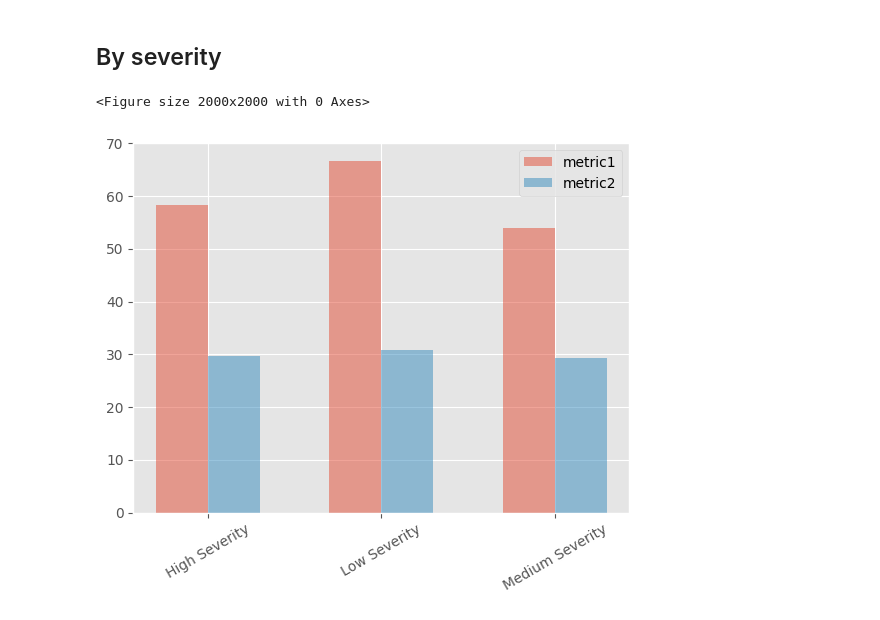
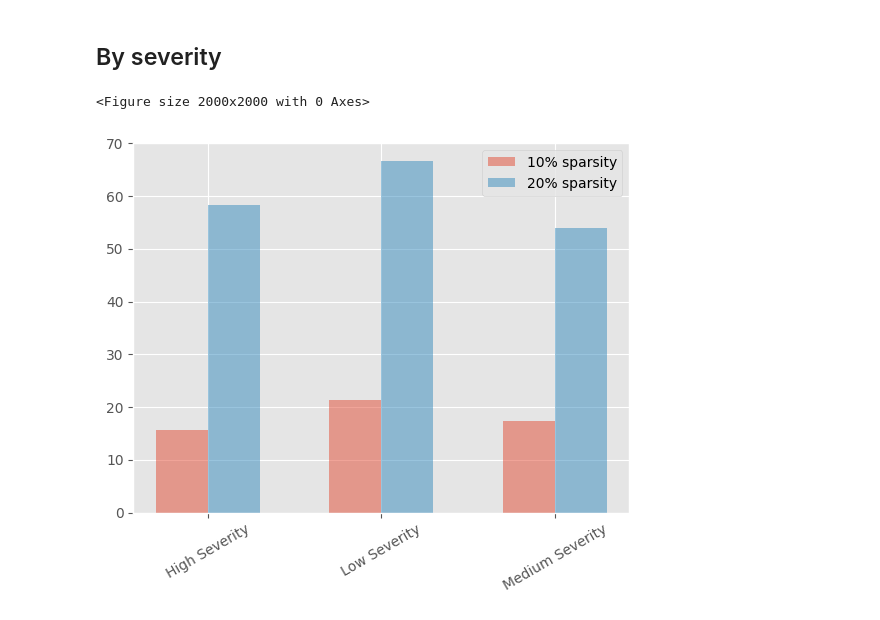
Before and after one commit to CrystalEye42/eval-safety, a Jupyter notebook: analyze_metrics.ipynb, the cells around one changed output. Cells and saved outputs as stored; diff of their text form; code cells hidden in the pictures.

```diff
--- a/analyze_metrics.ipynb
+++ b/analyze_metrics.ipynb
@@ -88,9 +159,9 @@ plt.savefig('metric_1_3_per_jailbreak', bbox_inches='tight')
 # %% [markdown]
 ## By severity
 # %%
-all_by_severity = {}
-for metric_name in ["metric1", "metric2", "metric3"]:
-    metric_fn = f"result_{metric_name}.pkl"
+all_by_severity_20 = {}
+for metric_name in ["metric1", "metric3"]:
+    metric_fn = f"result_20_sparse_{metric_name}.pkl"
     with open(metric_fn, 'rb') as f:
         metric = pickle.load(f)
     by_severity = defaultdict(list)
@@ -98,30 +169,42 @@ for metric_name in ["metric1", "metric2", "metric3"]:
         for category_name, subjailbreak_data in per_jailbreak_results.items():
             for task_name, per_task_data in subjailbreak_data.items():
                 for severity_name, severity_data in per_task_data.items():
-                    if metric_name == 'metric2' and not is_last_token_in_jailbreak(jailbreak_method):
-                        continue
                     by_severity[severity_name].extend(severity_data)
-    all_by_severity[metric_name] = by_severity
+    all_by_severity_20[metric_name] = by_severity
+
+
+all_by_severity_10 = {}
+for metric_name in ["metric1",  "metric3"]:
+    metric_fn = f"result_10_sparse_{metric_name}.pkl"
+    with open(metric_fn, 'rb') as f:
+        metric = pickle.load(f)
+    by_severity = defaultdict(list)
+    for jailbreak_method, per_jailbreak_results in metric.items():
+        for category_name, subjailbreak_data in per_jailbreak_results.items():
+            for task_name, per_task_data in subjailbreak_data.items():
+                for severity_name, severity_data in per_task_data.items():
+                    by_severity[severity_name].extend(severity_data)
+    all_by_severity_10[metric_name] = by_severity
 # %%
 plt.style.use("ggplot")
 plt.figure(figsize=(20,20));
 fig, ax = plt.subplots();
 width = 0.3
 ax.bar([1.0, 2.0, 3.0],
-       [-np.mean(severity_data) for severity_data in all_by_severity['metric1'].values()],
+       [-np.mean(severity_data) for severity_data in all_by_severity_10['metric1'].values()],
        width,
        alpha=0.5,
-      label='metric1');
+      label='10% sparsity');
 ax.bar([1 + width, 2 + width, 3 + width],
-       [-np.mean(severity_data) for severity_data in all_by_severity['metric3'].values()],
+       [-np.mean(severity_data) for severity_data in all_by_severity_20['metric1'].values()],
        width,
        alpha=0.5,
-       label='metric2');
-ax.set_xticks([1 + width/2, 2 + width/2, 3 + width/2], all_by_severity['metric1'].keys())
-ax.set_xticklabels(all_by_severity['metric1'].keys(), rotation=30);
+       label='20% sparsity');
+ax.set_xticks([1 + width/2, 2 + width/2, 3 + width/2], all_by_severity_10['metric1'].keys())
+ax.set_xticklabels(all_by_severity_10['metric1'].keys(), rotation=30);
 
 plt.legend()
-plt.savefig('metric_1_3_per_severity', bbox_inches='tight')
+plt.savefig('intra_task_per_severity.pdf', format='pdf', bbox_inches='tight')
 # %% [output]
 <Figure size 2000x2000 with 0 Axes>
-[figure, old version]
+[figure, new version]
```
Also changed, not shown: parts of 7 cells of this notebook, 2 other files.
